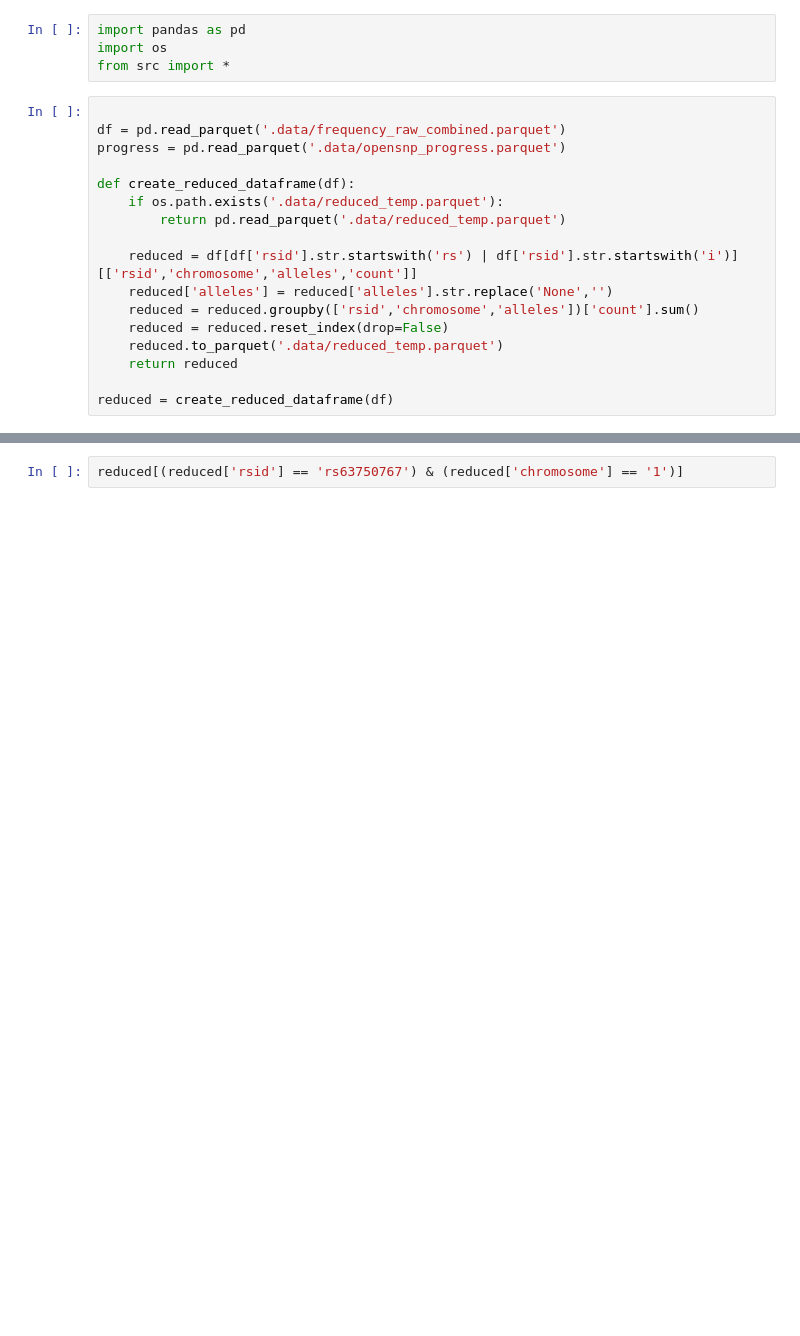
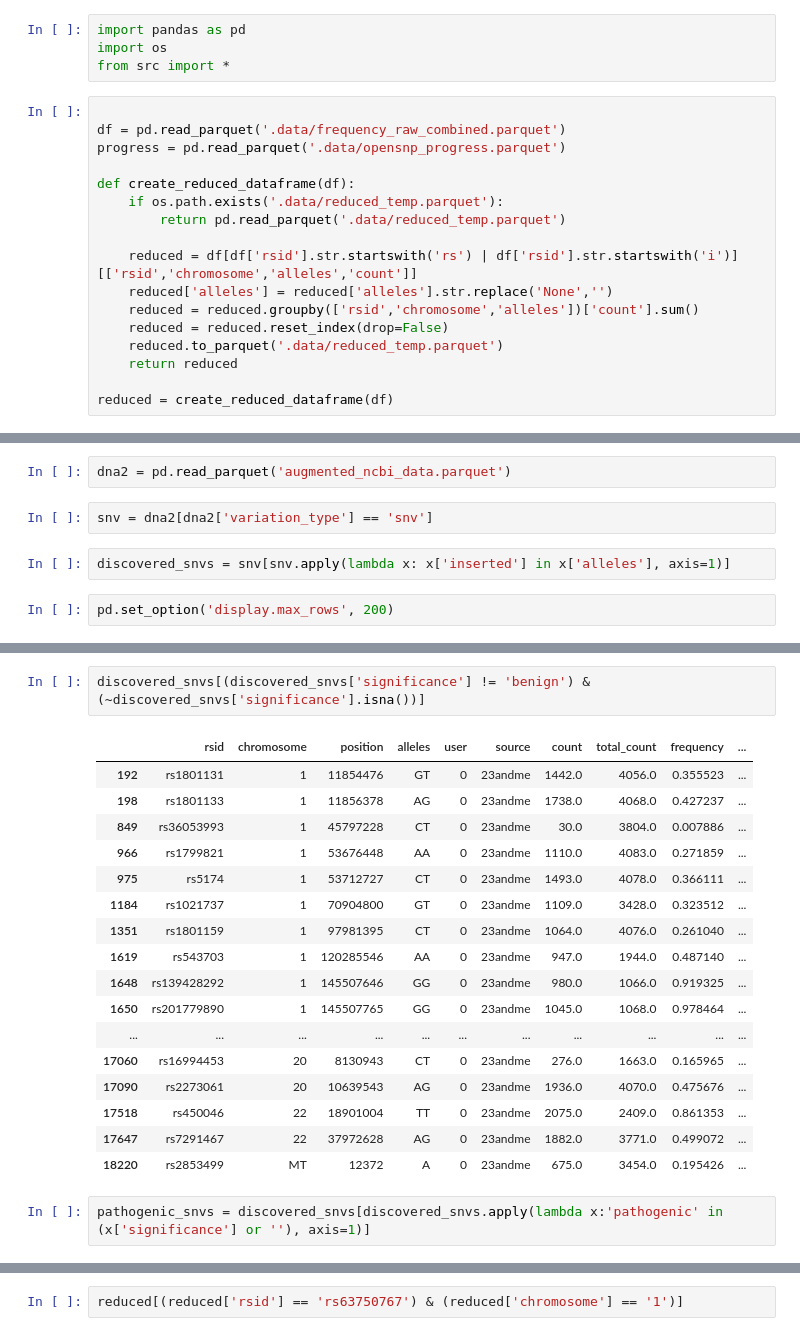
Before and after one commit to DavidMorton/dna, a Jupyter notebook: notebook.ipynb, the cells around one changed output, grey strips where cells are left out. Drawn from its saved outputs; the diff is of its cells as text; blank space fills up the shorter version.

```diff
--- a/notebook.ipynb
+++ b/notebook.ipynb
@@ -23,0 +35,8 @@ reduced = reduced[reduced['alleles'] != '--']
+# %%
+dna2 = pd.read_parquet('augmented_ncbi_data.parquet')
+# %%
+snv = dna2[dna2['variation_type'] == 'snv']
+# %%
+discovered_snvs = snv[snv.apply(lambda x: x['inserted'] in x['alleles'], axis=1)]
+# %%
+pd.set_option('display.max_rows', 200)
@@ -23,0 +70,22 @@ reduced = reduced[reduced['alleles'] != '--']
+# %%
+discovered_snvs[(discovered_snvs['significance'] != 'benign') & (~discovered_snvs['significance'].isna())]
+# %% [output]
+|  | rsid | chromosome | position | alleles | user | source | count | total_count | frequency | ... |
+| 192 | rs1801131 | 1 | 11854476 | GT | 0 | 23andme | 1442.0 | 4056.0 | 0.355523 | ... |
+| 198 | rs1801133 | 1 | 11856378 | AG | 0 | 23andme | 1738.0 | 4068.0 | 0.427237 | ... |
+| 849 | rs36053993 | 1 | 45797228 | CT | 0 | 23andme | 30.0 | 3804.0 | 0.007886 | ... |
+| 966 | rs1799821 | 1 | 53676448 | AA | 0 | 23andme | 1110.0 | 4083.0 | 0.271859 | ... |
+| 975 | rs5174 | 1 | 53712727 | CT | 0 | 23andme | 1493.0 | 4078.0 | 0.366111 | ... |
+| 1184 | rs1021737 | 1 | 70904800 | GT | 0 | 23andme | 1109.0 | 3428.0 | 0.323512 | ... |
+| 1351 | rs1801159 | 1 | 97981395 | CT | 0 | 23andme | 1064.0 | 4076.0 | 0.261040 | ... |
+| 1619 | rs543703 | 1 | 120285546 | AA | 0 | 23andme | 947.0 | 1944.0 | 0.487140 | ... |
+| 1648 | rs139428292 | 1 | 145507646 | GG | 0 | 23andme | 980.0 | 1066.0 | 0.919325 | ... |
+| 1650 | rs201779890 | 1 | 145507765 | GG | 0 | 23andme | 1045.0 | 1068.0 | 0.978464 | ... |
+| ... | ... | ... | ... | ... | ... | ... | ... | ... | ... | ... |
+| 17060 | rs16994453 | 20 | 8130943 | CT | 0 | 23andme | 276.0 | 1663.0 | 0.165965 | ... |
+| 17090 | rs2273061 | 20 | 10639543 | AG | 0 | 23andme | 1936.0 | 4070.0 | 0.475676 | ... |
+| 17518 | rs450046 | 22 | 18901004 | TT | 0 | 23andme | 2075.0 | 2409.0 | 0.861353 | ... |
+| 17647 | rs7291467 | 22 | 37972628 | AG | 0 | 23andme | 1882.0 | 3771.0 | 0.499072 | ... |
+| 18220 | rs2853499 | MT | 12372 | A | 0 | 23andme | 675.0 | 3454.0 | 0.195426 | ... |
+# %%
+pathogenic_snvs = discovered_snvs[discovered_snvs.apply(lambda x:'pathogenic' in (x['significance'] or ''), axis=1)]
```
Also changed, not shown: parts of 35 cells of this notebook, 7 other files.
